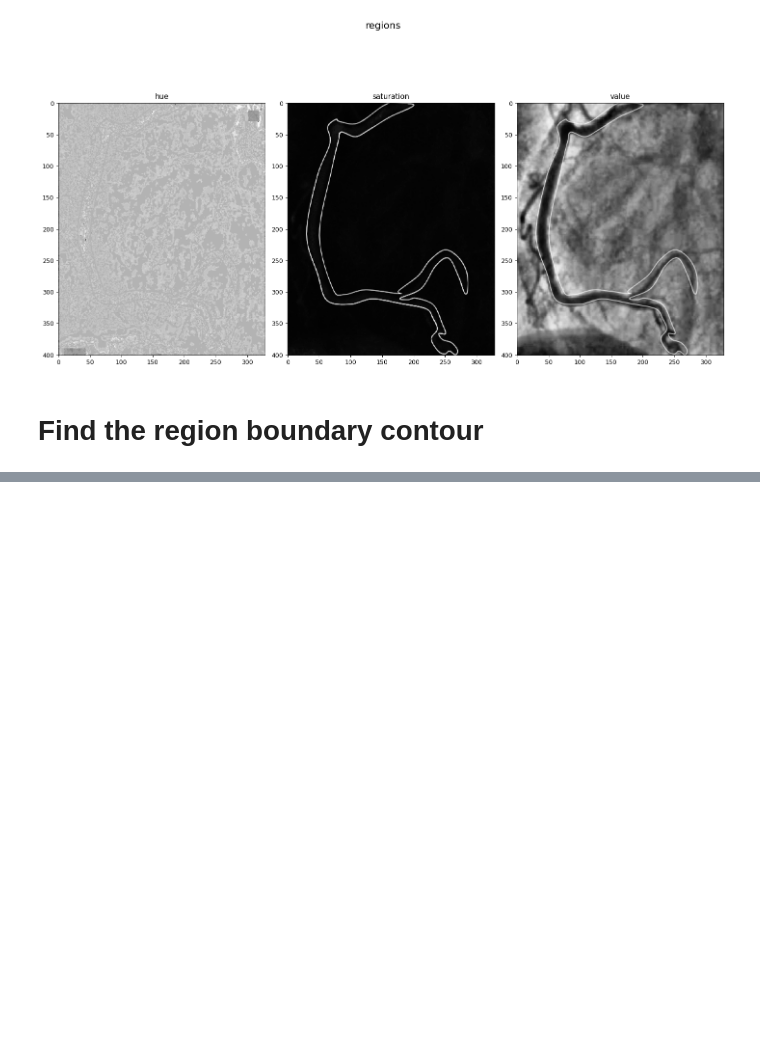
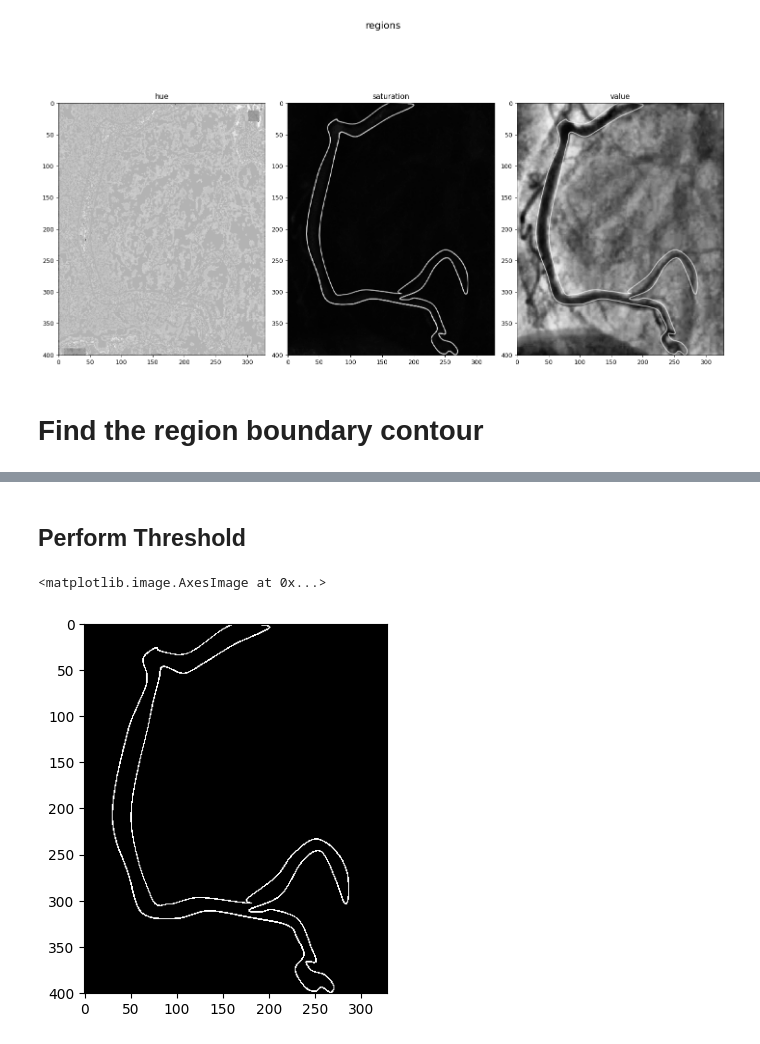
Before and after one commit to jbenshetler/vessel_segmentation, a Jupyter notebook: seg.ipynb, the cells around one changed output, grey strips where cells are left out. Saved outputs shown, nothing was run; the diff lists cells and outputs as text; code cells hidden in the pictures; blank space fills up the shorter version.

```diff
--- a/seg.ipynb
+++ b/seg.ipynb
@@ -71 +84,9 @@ show_channels(hsv, 'regions', subtitles=['hue', 'saturation', 'value'])
+# %% [markdown]
+## Perform Threshold
+# %%
+_, saturation_thresholded = cv2.threshold(hsv[:,:,1], bins[bin_index], 255, cv2.THRESH_BINARY)
+plt.imshow(saturation_thresholded, 'grey')
+# %% [output]
+<matplotlib.image.AxesImage at 0x...>
+[figure, added]
 # %%
```
Also changed, not shown: parts of 10 cells of this notebook.
